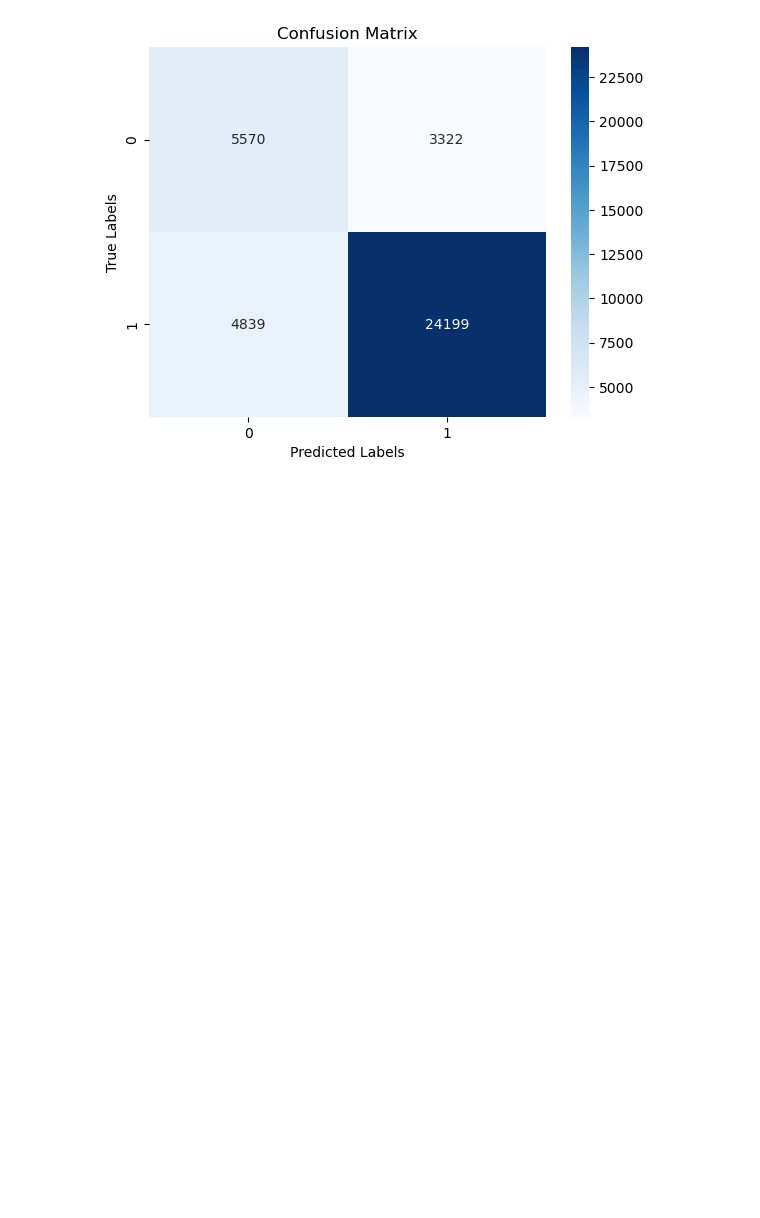
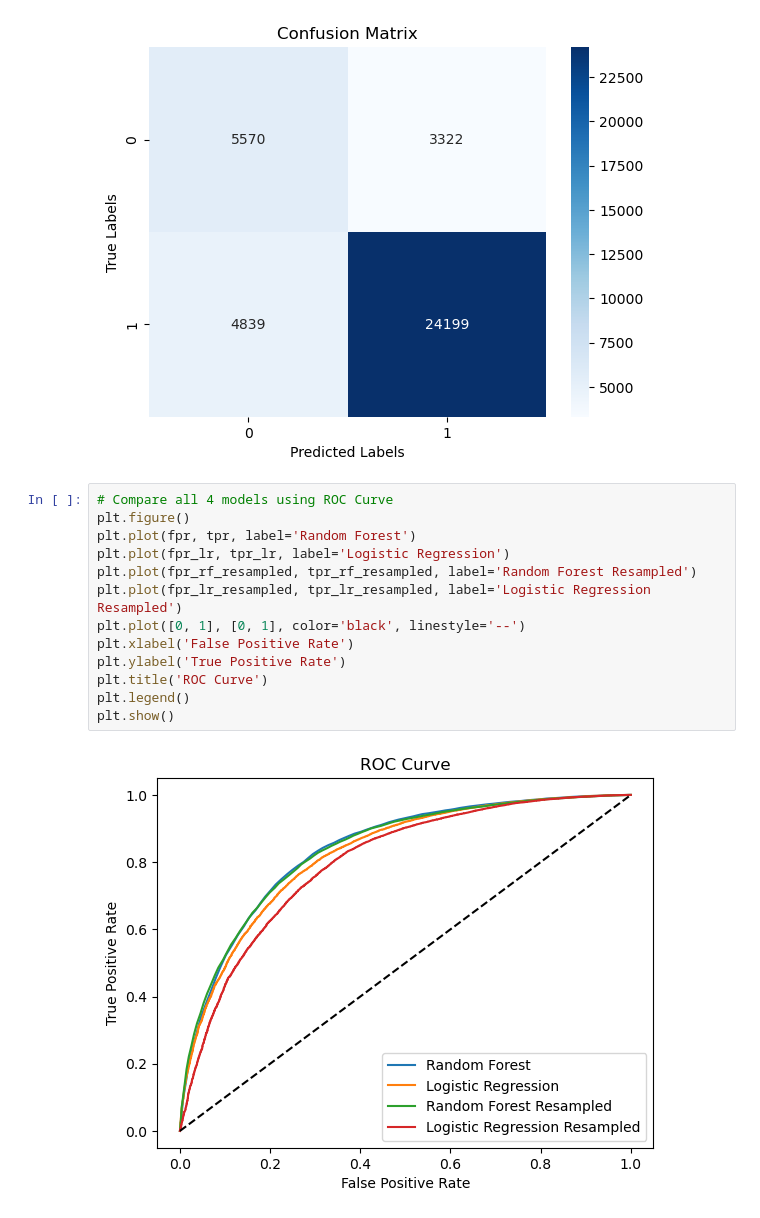
Before and after one commit to behruzgurbanli/CSCI4734_2024F_10551_PROJECT_8, a Jupyter notebook: CSCI4734_2024F_10551_PROJECT_CODE_8.ipynb, the cells around one changed output. Drawn from its saved outputs; the diff is of its cells as text; blank space fills up the shorter version.

```diff
--- a/CSCI4734_2024F_10551_PROJECT_CODE_8.ipynb
+++ b/CSCI4734_2024F_10551_PROJECT_CODE_8.ipynb
@@ -1067,3 +1074,18 @@ Logistic Regression Resampled Classification Report:
    macro avg       0.71      0.73      0.72     37930
 weighted avg       0.80      0.78      0.79     37930
 [figure]
+# %%
+# Compare all 4 models using ROC Curve
+plt.figure()
+plt.plot(fpr, tpr, label='Random Forest')
+plt.plot(fpr_lr, tpr_lr, label='Logistic Regression')
+plt.plot(fpr_rf_resampled, tpr_rf_resampled, label='Random Forest Resampled')
+plt.plot(fpr_lr_resampled, tpr_lr_resampled, label='Logistic Regression Resampled')
+plt.plot([0, 1], [0, 1], color='black', linestyle='--')
+plt.xlabel('False Positive Rate')
+plt.ylabel('True Positive Rate')
+plt.title('ROC Curve')
+plt.legend()
+plt.show()
+# %% [output]
+[figure, added]
```
Also changed, not shown: parts of 11 cells of this notebook.
